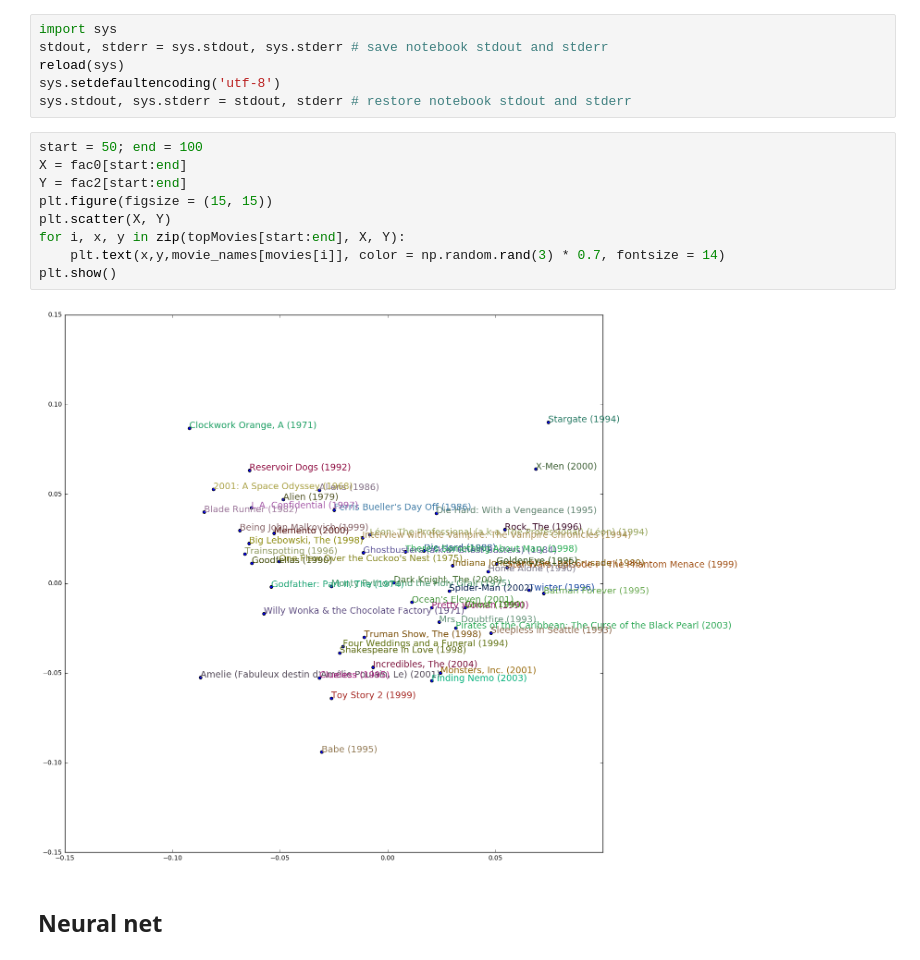
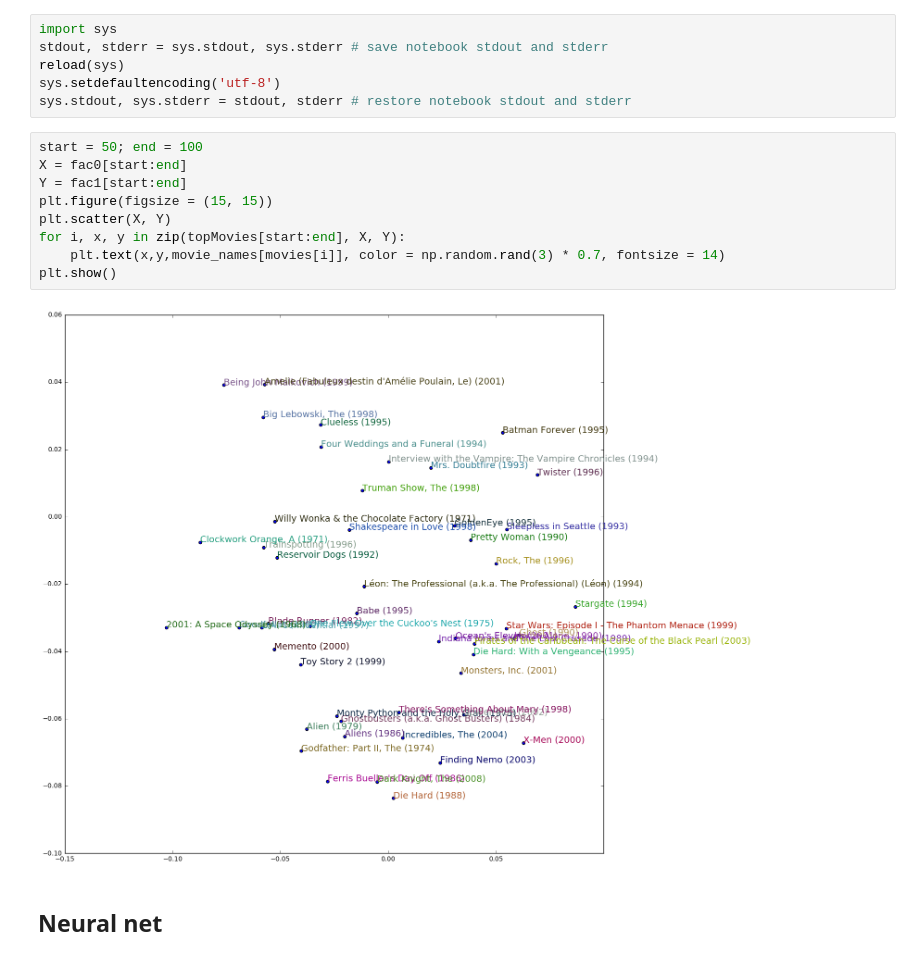
Before and after one commit to AKLLaursen/deep-learning-intro, a Jupyter notebook: embedding-intro/recommender-intro.ipynb, the cells around one changed output. Saved outputs shown, nothing was run; the diff lists cells and outputs as text.

```diff
--- a/embedding-intro/recommender-intro.ipynb
+++ b/embedding-intro/recommender-intro.ipynb
@@ -595,14 +602,14 @@ sys.stdout, sys.stderr = stdout, stderr # restore notebook stdout and stderr
 # %%
 start = 50; end = 100
 X = fac0[start:end]
-Y = fac2[start:end]
+Y = fac1[start:end]
 plt.figure(figsize = (15, 15))
 plt.scatter(X, Y)
 for i, x, y in zip(topMovies[start:end], X, Y):
     plt.text(x,y,movie_names[movies[i]], color = np.random.rand(3) * 0.7, fontsize = 14)
 plt.show()
 # %% [output]
-[figure, old version]
+[figure, new version]
 # %% [markdown]
 ##  Neural net
 # %% [markdown]
```
Also changed, not shown: parts of 31 cells of this notebook, 1 other file.
